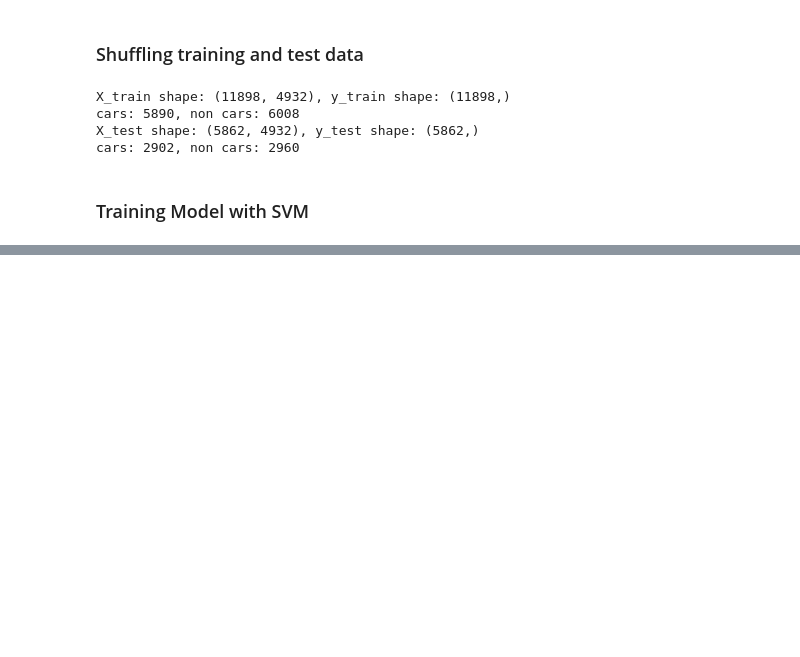
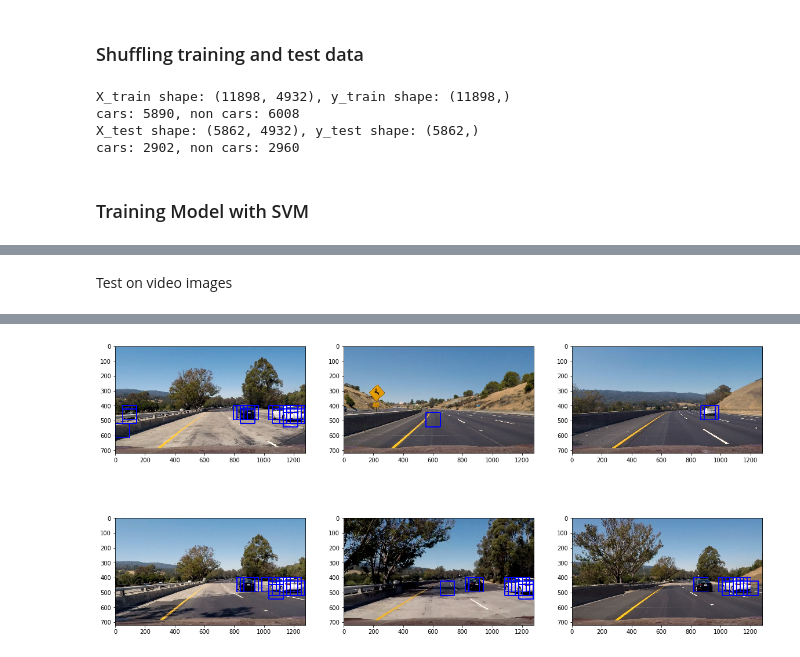
Before and after one commit to XQ-UT/CarND-Vehicle-Detection, a Jupyter notebook: p5.ipynb, the cells around one changed output, grey strips where cells are left out. Drawn from its saved outputs; the diff is of its cells as text; code cells hidden in the pictures; blank space fills up the shorter version.

Commit message:
detect successfully

```diff
--- a/p5.ipynb
+++ b/p5.ipynb
@@ -270,0 +355,21 @@ print(round(t2-t, 2), 'Seconds to train SVC...')
+# %% [markdown]
+Test on video images
+# %%
+test_video_imgs = glob.glob('test_images/*.jpg')
+detect_imgs = []
+
+plt.figure(figsize=(20,10))
+for i, test_video_img in enumerate(test_video_imgs):
+    test_video_img = read_rgb_img(test_video_img)
+    detect_img = find_cars(test_video_img,
+                           ystart = 400, ystop = 656, scale = 1.5,
+                           svc = svm_clf, X_scaler = X_scaler,
+                           orient = 9, pix_per_cell = 8, cell_per_block = 2,
+                           spatial_size = (32, 32),
+                           hist_bins = 32
+                          )
+
+    detect_imgs.append(detect_img)
+    plt.subplot(2,3,i+1)
+    plt.imshow(detect_img)
+# %% [output]
@@ -270,0 +378 @@ print(round(t2-t, 2), 'Seconds to train SVC...')
+[figure, added]
```
Also changed, not shown: parts of 12 cells of this notebook.
